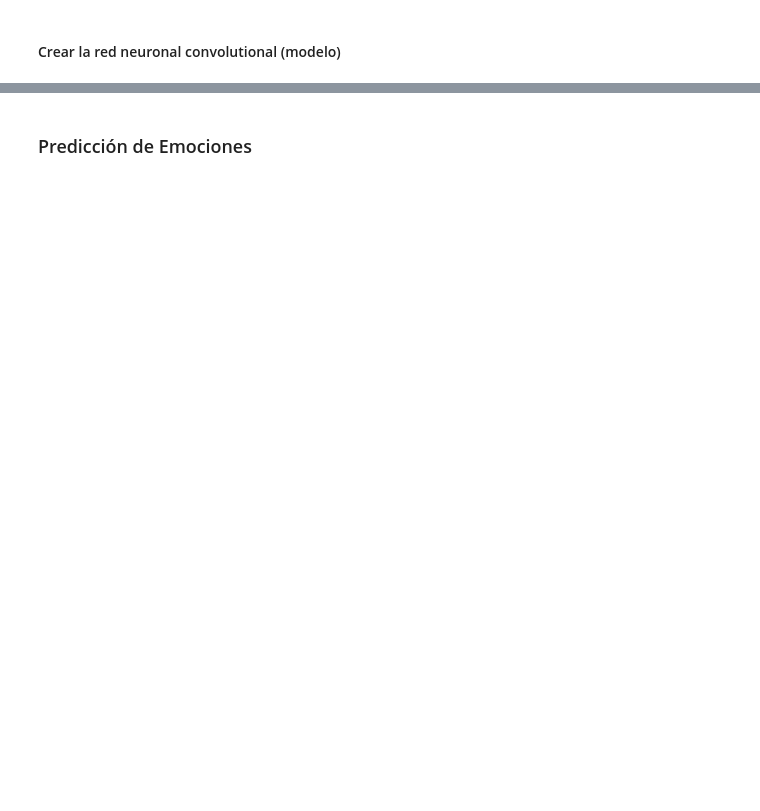
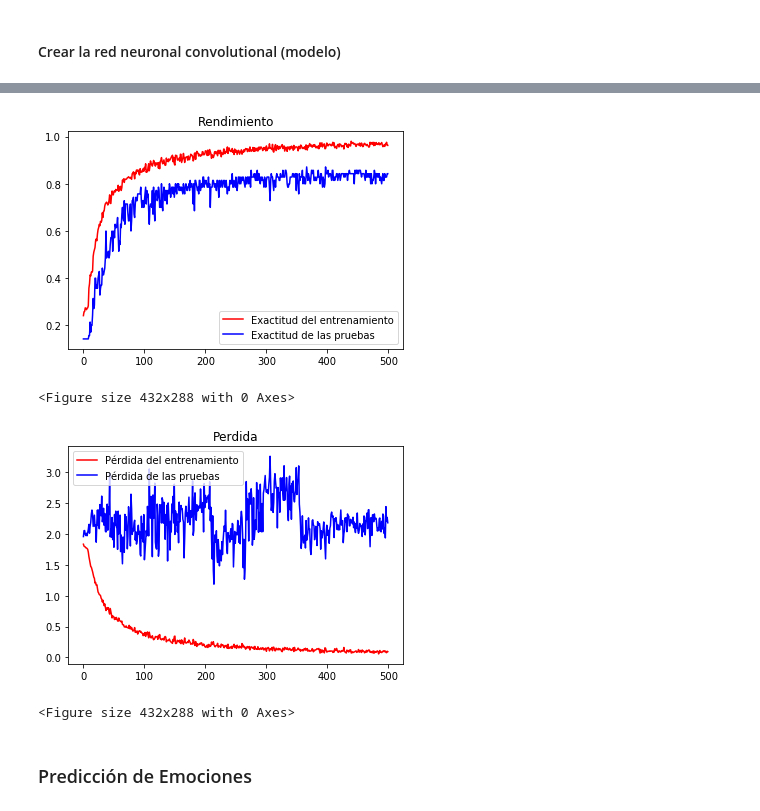
Before and after one commit to EugenioGrant/reconocedor-emociones, a Jupyter notebook: predecir-emociones.ipynb, the cells around one changed output, grey strips where cells are left out. Cells and saved outputs as stored; diff of their text form; code cells hidden in the pictures; blank space fills up the shorter version.

Commit message:
se agregar set de entrenamiento y pruebas

```diff
--- a/predecir-emociones.ipynb
+++ b/predecir-emociones.ipynb
@@ -51,6 +54,7 @@ warnings.filterwarnings('ignore')
 #### Definir la configuracion de entrenamiento
 # %%
 ENTRENAMIENTO_DIR = "CK/"
+PRUEBAS_DIR = "CK_PRUEBAS/"
 
 # configuracion de entrenamiento
 entrenamiento_datagen = ImageDataGenerator(
@@ -69,3 +73,12 @@ generador_entrenamiento = entrenamiento_datagen.flow_from_directory(
     target_size=(48,48),
     class_mode='categorical'
 )
+
+# configuacion de pruebas (test set)
+pruebas_datagen = ImageDataGenerator(rescale=1./255)
+
+# generador
+generator_pruebas = pruebas_datagen.flow_from_directory(
+        PRUEBAS_DIR,
+        target_size=(48, 48),
+        class_mode='categorical')
@@ -99,6 +115,13 @@ modelo = tf.keras.models.Sequential([
 
 modelo.summary()
 modelo.compile(loss = 'categorical_crossentropy', optimizer='adamax', metrics=['accuracy'])
-# entrenar 300 veces el modelo (esto dura un rato. Vaya por cafe!)
-historia = modelo.fit_generator(generador_entrenamiento, epochs = 300, verbose = 1)
+# entrenar 500 veces el modelo (esto dura un rato. Vaya por cafe!)
+historia = modelo.fit_generator(
+    generador_entrenamiento,
+    epochs = 500,
+    verbose = 1,
+    validation_data=generator_pruebas
+)
+
+# salvar el modelo
 modelo.save("reconcedor-facial.h5")
@@ -105,14 +146,33 @@ modelo.save("reconcedor-facial.h5")
 # %%
 # Entre mas cercano a 1, mejor es la capacidad predictiva.
-acc = historia.history['acc']
-epochs = range(len(acc))
+entrenamiento_acc = historia.history['acc']
+entrenamiento_perdida = historia.history['loss']
 
-plt.plot(epochs, acc, 'r', label='Exactitud de la Predicción')
+pruebas_acc = historia.history['val_acc']
+pruebas_perdida = historia.history['val_loss']
+
+epochs = range(len(entrenamiento_acc))
+
+plt.plot(epochs, entrenamiento_acc, 'r', label='Exactitud del entrenamiento')
+plt.plot(epochs, pruebas_acc, 'b', label='Exactitud de las pruebas')
 plt.title('Rendimiento')
 plt.legend(loc=0)
 plt.figure()
 
 plt.show()
+
+plt.plot(epochs, entrenamiento_perdida, 'r', label='Pérdida del entrenamiento')
+plt.plot(epochs, pruebas_perdida, 'b', label='Pérdida de las pruebas')
+plt.title('Perdida')
+plt.legend(loc=0)
+plt.figure()
+
+plt.show()
+# %% [output]
+[figure, added]
+<Figure size 432x288 with 0 Axes>
+[figure, added]
+<Figure size 432x288 with 0 Axes>
 # %% [markdown]
 ### Predicción de Emociones
 # %%
```
Also changed, not shown: parts of 4 cells of this notebook, 8 other files.
